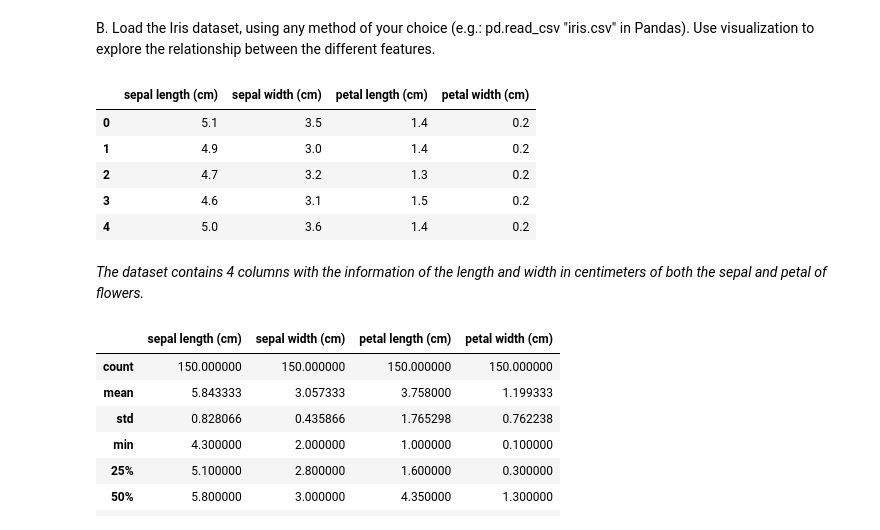
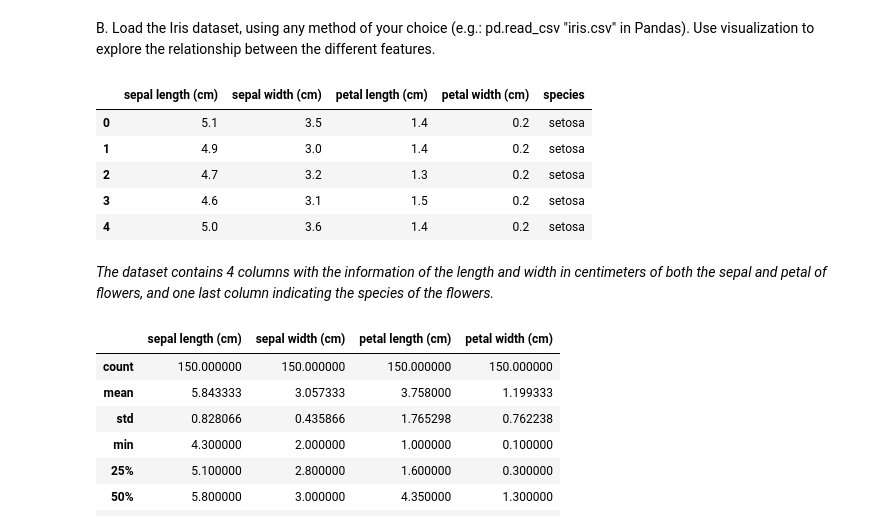
Before and after one commit to marionapuente/Mini_Project_MarionaPuente, a Jupyter notebook: Miniproject.ipynb, the cells around one changed output. Cells and saved outputs as stored; diff of their text form; code cells hidden in the pictures.

Commit message:
Last changes notebook

```diff
--- a/Miniproject.ipynb
+++ b/Miniproject.ipynb
@@ -34,18 +34,19 @@ $$\text{Corr}(X, Y) = \frac{\text{Cov}(X, Y)}{\sigma_X \sigma_Y}$$
 # %% [markdown]
 B. Load the Iris dataset, using any method of your choice (e.g.: pd.read_csv "iris.csv" in Pandas). Use visualization to explore the relationship between the different features.
 # %%
-df = load_iris()
-df = pd.DataFrame(df.data, columns=df.feature_names)
+iris_data = load_iris()
+df = pd.DataFrame(iris_data.data, columns=iris_data.feature_names)
+df['species'] = [iris_data.target_names[target] for target in iris_data.target]
 df.head()
 # %% [output]
-|  | sepal length (cm) | sepal width (cm) | petal length (cm) | petal width (cm) |
-| 0 | 5.1 | 3.5 | 1.4 | 0.2 |
-| 1 | 4.9 | 3.0 | 1.4 | 0.2 |
-| 2 | 4.7 | 3.2 | 1.3 | 0.2 |
-| 3 | 4.6 | 3.1 | 1.5 | 0.2 |
-| 4 | 5.0 | 3.6 | 1.4 | 0.2 |
+|  | sepal length (cm) | sepal width (cm) | petal length (cm) | petal width (cm) | species |
+| 0 | 5.1 | 3.5 | 1.4 | 0.2 | setosa |
+| 1 | 4.9 | 3.0 | 1.4 | 0.2 | setosa |
+| 2 | 4.7 | 3.2 | 1.3 | 0.2 | setosa |
+| 3 | 4.6 | 3.1 | 1.5 | 0.2 | setosa |
+| 4 | 5.0 | 3.6 | 1.4 | 0.2 | setosa |
 # %% [markdown]
-*The dataset contains 4 columns with the information of the length and width in centimeters of both the sepal and petal of flowers.*
+*The dataset contains 4 columns with the information of the length and width in centimeters of both the sepal and petal of flowers, and one last column indicating the species of the flowers.*
 # %%
 df.describe()
 # %% [output]
```
Also changed, not shown: parts of 6 cells of this notebook.
